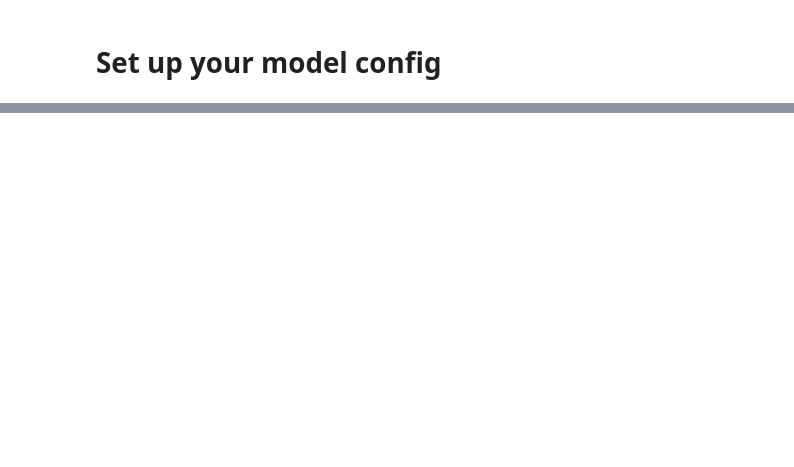
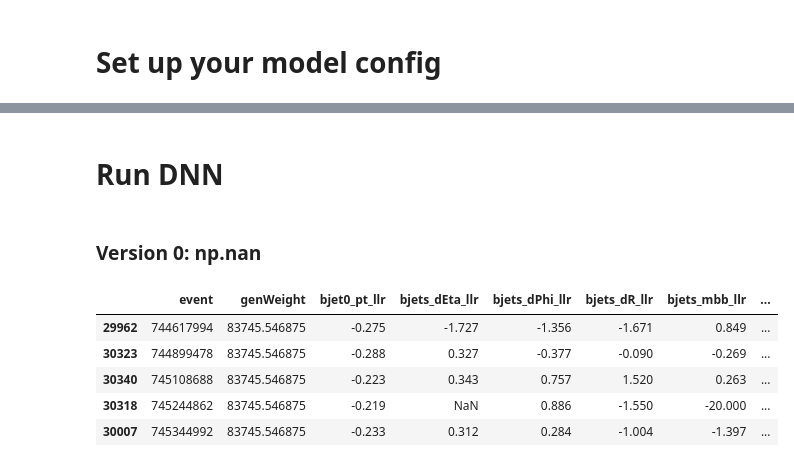
Before and after one commit to antonettprado/hh, a Jupyter notebook: Bamboo_setup/src/post_processing/NN/notebooks/check_mask.ipynb, the cells around one changed output, grey strips where cells are left out. Cells and saved outputs as stored; diff of their text form; code cells hidden in the pictures; blank space fills up the shorter version.

Commit message:
Some edits; added python notebooks

````diff
--- a/Bamboo_setup/src/post_processing/NN/notebooks/check_mask.ipynb
+++ b/Bamboo_setup/src/post_processing/NN/notebooks/check_mask.ipynb
@@ -5,16 +5,6 @@ jupyter notebook --no-browser --port=8888
 ```
 Copy the URL starting with `http://localhost:8888/`.
 When picking the kernel for this notebook, click **Existing Jupyter Server** and paste the URL.
-# %%
-import sys
-from pathlib import Path
-BAMBOO_SETUP = Path.cwd()
-NOTEBOOKSDIR = BAMBOO_SETUP / 'src' / 'post_processing' / 'NN' / 'notebooks'
-sys.path.append(str((BAMBOO_SETUP/'src').resolve()))
-import pandas as pd
-pd.set_option('display.max_columns', None)  # Display all columns
-pd.set_option('display.width', 1000)  # Set a larger width to fit the editor window
-# pd.set_option('display.max_colwidth', None)  # Allow columns to be fully displayed
 # %%
 Z_OUTPUT_eos = Path('/eos/user/a/anunezde/Z_OUTPUT_eos')
 WORKDIR = Z_OUTPUT_eos / '2022_even_0822' / 'LLR_and_vars_4o5'
@@ -26,6 +16,6 @@ total_inputs = 'input/8llrs1D.txt'
 from post_processing.NN.DataHandler import DataHandler
 datahandler = DataHandler(workdir=WORKDIR.resolve(), tree_name=sel_name, total_inputs=total_inputs)
 total_df = datahandler.load_data()
-total_df = datahandler.fix_mismatch(total_df)
+total_df = datahandler.fix_any_mismatch(total_df)
 total_df
 # %% [output]
@@ -67,0 +115,3 @@ Total_df:
+# %%
+import numpy as np
+preprocessed_df_v4 = datahandler.preprocess_data(total_df, nan_replacement = np.nan)
@@ -183,0 +584,13 @@ for y_test, y_pred in zip(Y_test.values(),Y_pred_score):
+# %% [markdown]
+# Run DNN
+# %% [markdown]
+### Version 0: np.nan
+# %%
+preprocessed_df_v4.tail()
+# %% [output]
+|  | event | genWeight | bjet0_pt_llr | bjets_dEta_llr | bjets_dPhi_llr | bjets_dR_llr | bjets_mbb_llr | ... |
+| 29962 | 744617994 | 83745.546875 | -0.275 | -1.727 | -1.356 | -1.671 | 0.849 | ... |
+| 30323 | 744899478 | 83745.546875 | -0.288 | 0.327 | -0.377 | -0.090 | -0.269 | ... |
+| 30340 | 745108688 | 83745.546875 | -0.223 | 0.343 | 0.757 | 1.520 | 0.263 | ... |
+| 30318 | 745244862 | 83745.546875 | -0.219 | NaN | 0.886 | -1.550 | -20.000 | ... |
+| 30007 | 745344992 | 83745.546875 | -0.233 | 0.312 | 0.284 | -1.004 | -1.397 | ... |
````
Also changed, not shown: parts of 40 cells of this notebook, 21 other files.
